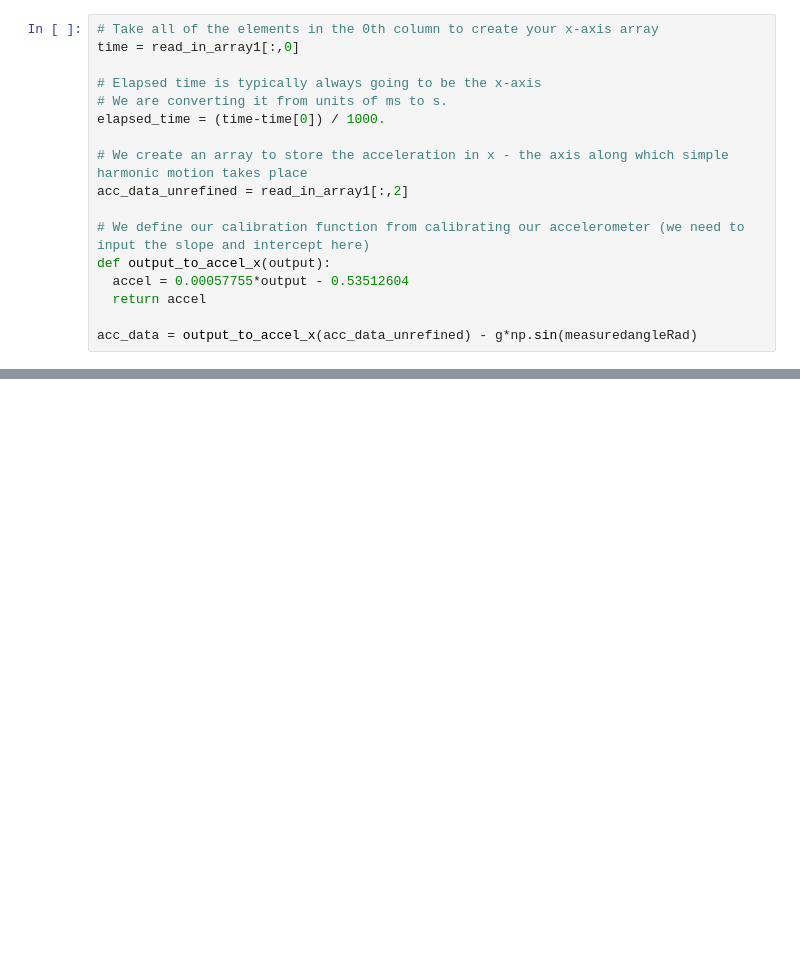
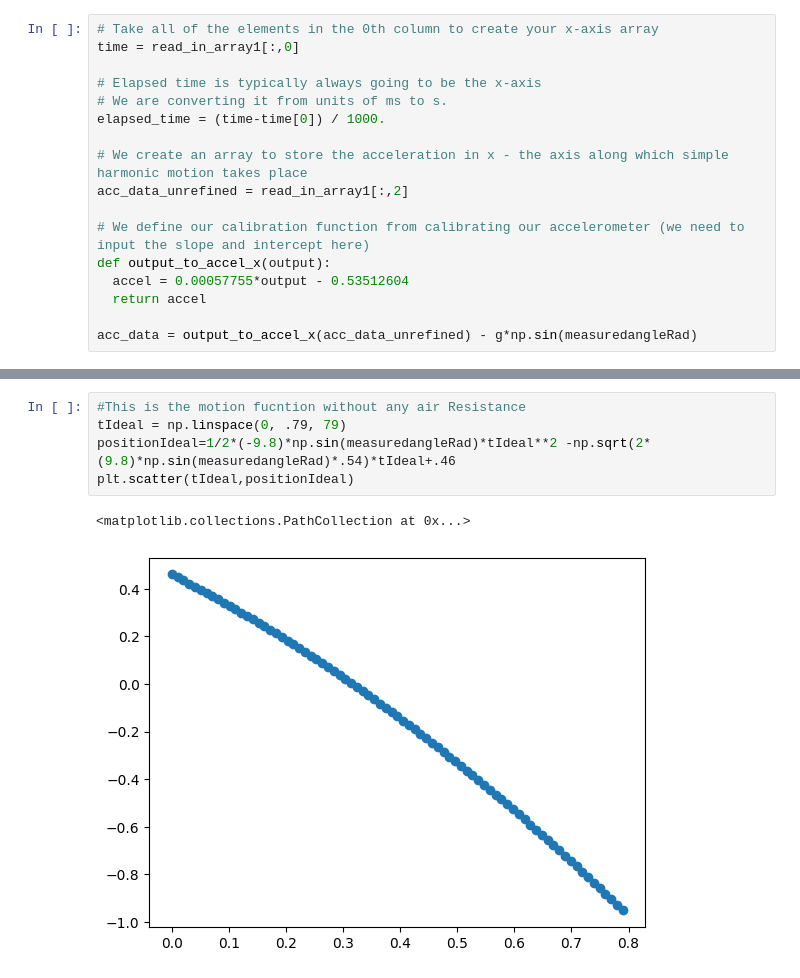
Before and after one commit to leo-c1/4al-final, a Jupyter notebook: DATAANAL.ipynb, the cells around one changed output, grey strips where cells are left out. Saved outputs shown, nothing was run; the diff lists cells and outputs as text; blank space fills up the shorter version.

```diff
--- a/DATAANAL.ipynb
+++ b/DATAANAL.ipynb
@@ -204,0 +207,8 @@ Text(0.5, 0, 'Time (s)')
+# %%
+#This is the motion fucntion without any air Resistance
+tIdeal = np.linspace(0, .79, 79)
+positionIdeal=1/2*(-9.8)*np.sin(measuredangleRad)*tIdeal**2 -np.sqrt(2*(9.8)*np.sin(measuredangleRad)*.54)*tIdeal+.46
+plt.scatter(tIdeal,positionIdeal)
+# %% [output]
+<matplotlib.collections.PathCollection at 0x...>
+[figure, added]
```
Also changed, not shown: parts of 18 cells of this notebook.
